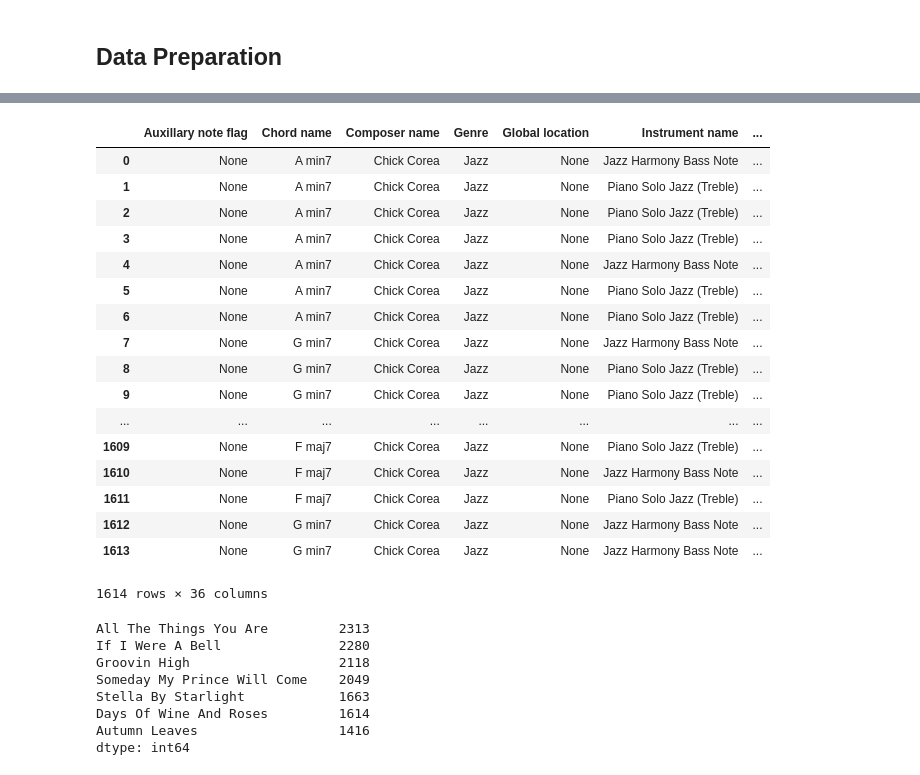
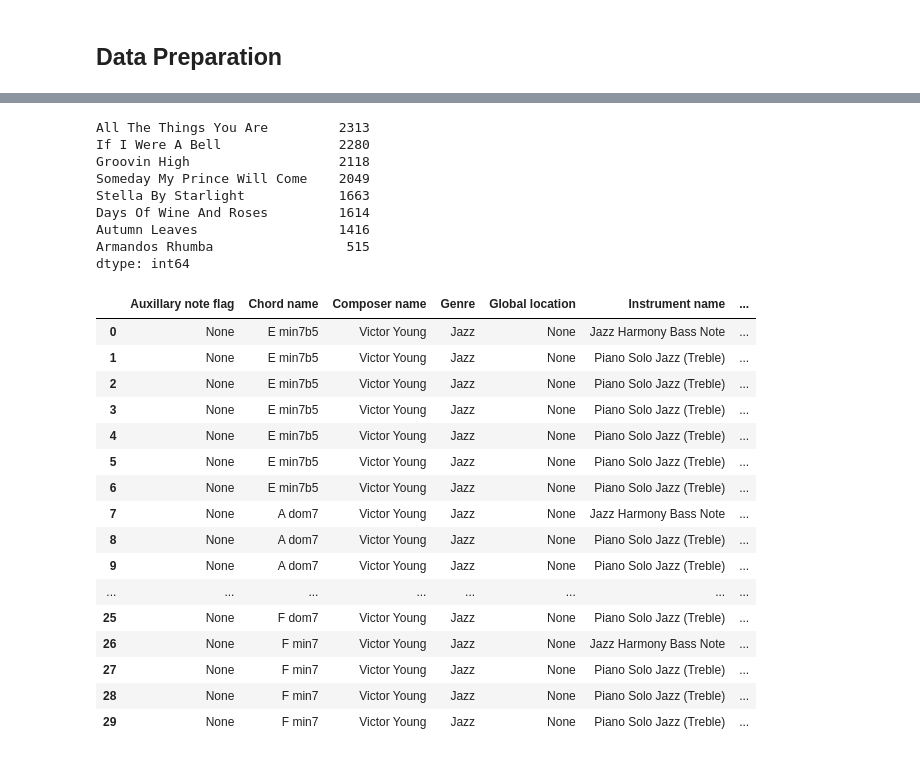
Before and after one commit to jgab3103/phd_code, a Jupyter notebook: DataForCh4AndCh5.ipynb, the cells around one changed output, grey strips where cells are left out. Saved outputs shown, nothing was run; the diff lists cells and outputs as text; code cells hidden in the pictures.

```diff
--- a/DataForCh4AndCh5.ipynb
+++ b/DataForCh4AndCh5.ipynb
@@ -190,7 +190,7 @@ def getChordRootAsInt(data_row):
 
 def getChordTypeAsInt(data_row):
     x = data_row['Chord name']
-    print x
+    #print x
     if x != -1:
         chordType = re.findall('\s(.*)', x)
         try:
@@ -221,7 +221,7 @@ def getChordTypeAsInt(data_row):
         elif chordType == 'dom7sus4':
             return 10
 
-        return 'min'
+        return -1
 
 
 def chordTypeForDisplay(data_row):
@@ -526,6 +526,7 @@ class CreateDataSetFromXML:
         del self.df['duration']
         del self.df['normalisedFrequencies']
         del self.df['normalisedFrequenciesNoOctave']
+        del self.df['noteEventLocation']
 
 
     def returnPreparedDataFrame(self):
@@ -680,29 +648,8 @@ daysOfWineData.updateChordNumericalData()
 daysOfWineData.removeUnusedColumns()
 daysOfWineData.fillChordVals()
 daysOfWineDf = daysOfWineData.returnPreparedDataFrame()
-# %%
-armandosRhumbaDf
-# %% [output]
-|  | Auxillary note flag | Chord name | Composer name | Genre | Global location | Instrument name | ... |
-| 0 | None | A min7 | Chick Corea | Jazz | None | Jazz Harmony Bass Note | ... |
-| 1 | None | A min7 | Chick Corea | Jazz | None | Piano Solo Jazz (Treble) | ... |
-| 2 | None | A min7 | Chick Corea | Jazz | None | Piano Solo Jazz (Treble) | ... |
-| 3 | None | A min7 | Chick Corea | Jazz | None | Piano Solo Jazz (Treble) | ... |
-| 4 | None | A min7 | Chick Corea | Jazz | None | Jazz Harmony Bass Note | ... |
-| 5 | None | A min7 | Chick Corea | Jazz | None | Piano Solo Jazz (Treble) | ... |
-| 6 | None | A min7 | Chick Corea | Jazz | None | Piano Solo Jazz (Treble) | ... |
-| 7 | None | G min7 | Chick Corea | Jazz | None | Jazz Harmony Bass Note | ... |
-| 8 | None | G min7 | Chick Corea | Jazz | None | Piano Solo Jazz (Treble) | ... |
-| 9 | None | G min7 | Chick Corea | Jazz | None | Piano Solo Jazz (Treble) | ... |
-| ... | ... | ... | ... | ... | ... | ... | ... |
-| 1609 | None | F maj7 | Chick Corea | Jazz | None | Piano Solo Jazz (Treble) | ... |
-| 1610 | None | F maj7 | Chick Corea | Jazz | None | Jazz Harmony Bass Note | ... |
-| 1611 | None | F maj7 | Chick Corea | Jazz | None | Piano Solo Jazz (Treble) | ... |
-| 1612 | None | G min7 | Chick Corea | Jazz | None | Jazz Harmony Bass Note | ... |
-| 1613 | None | G min7 | Chick Corea | Jazz | None | Jazz Harmony Bass Note | ... |
-1614 rows × 36 columns
 # %%
-df = pd.concat([stellaDf, groovinDf, autumnDf, ifIWereDf, allTheThingsDf, somedayMyPrinceDf, daysOfWineDf], axis=0)
+df = pd.concat([stellaDf, groovinDf, autumnDf, ifIWereDf, allTheThingsDf, somedayMyPrinceDf, daysOfWineDf, armandosRhumbaDf], axis=0)
 #df = stellaDf
 df.to_pickle('data_set_as_pk.pkl')
 # %%
@@ -715,4 +662,25 @@ Someday My Prince Will Come    2049
 Stella By Starlight            1663
 Days Of Wine And Roses         1614
 Autumn Leaves                  1416
+Armandos Rhumba                 515
 dtype: int64
+# %%
+df.head(30)
+# %% [output]
+|  | Auxillary note flag | Chord name | Composer name | Genre | Global location | Instrument name | ... |
+| 0 | None | E min7b5 | Victor Young | Jazz | None | Jazz Harmony Bass Note | ... |
+| 1 | None | E min7b5 | Victor Young | Jazz | None | Piano Solo Jazz (Treble) | ... |
+| 2 | None | E min7b5 | Victor Young | Jazz | None | Piano Solo Jazz (Treble) | ... |
+| 3 | None | E min7b5 | Victor Young | Jazz | None | Piano Solo Jazz (Treble) | ... |
+| 4 | None | E min7b5 | Victor Young | Jazz | None | Piano Solo Jazz (Treble) | ... |
+| 5 | None | E min7b5 | Victor Young | Jazz | None | Piano Solo Jazz (Treble) | ... |
+| 6 | None | E min7b5 | Victor Young | Jazz | None | Piano Solo Jazz (Treble) | ... |
+| 7 | None | A dom7 | Victor Young | Jazz | None | Jazz Harmony Bass Note | ... |
+| 8 | None | A dom7 | Victor Young | Jazz | None | Piano Solo Jazz (Treble) | ... |
+| 9 | None | A dom7 | Victor Young | Jazz | None | Piano Solo Jazz (Treble) | ... |
+| ... | ... | ... | ... | ... | ... | ... | ... |
+| 25 | None | F dom7 | Victor Young | Jazz | None | Piano Solo Jazz (Treble) | ... |
+| 26 | None | F min7 | Victor Young | Jazz | None | Jazz Harmony Bass Note | ... |
+| 27 | None | F min7 | Victor Young | Jazz | None | Piano Solo Jazz (Treble) | ... |
+| 28 | None | F min7 | Victor Young | Jazz | None | Piano Solo Jazz (Treble) | ... |
+| 29 | None | F min7 | Victor Young | Jazz | None | Piano Solo Jazz (Treble) | ... |
```
Also changed, not shown: parts of 6 cells of this notebook, 2 other files.
